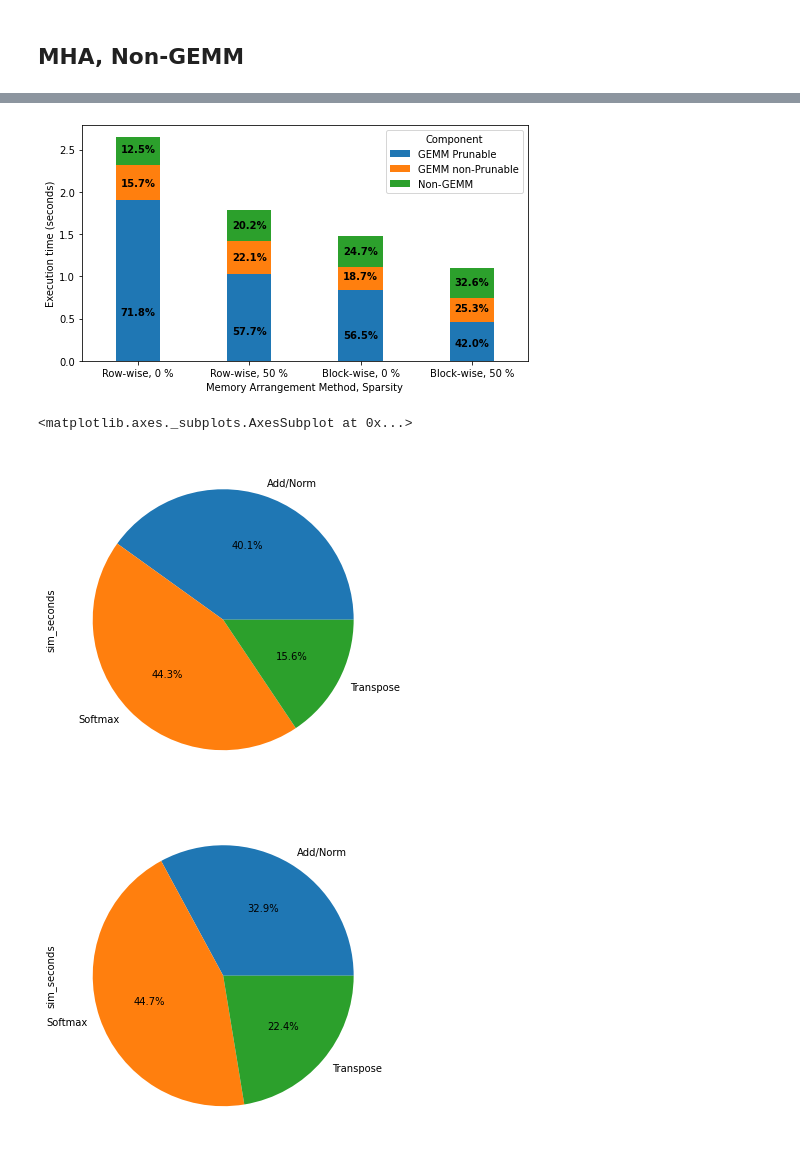
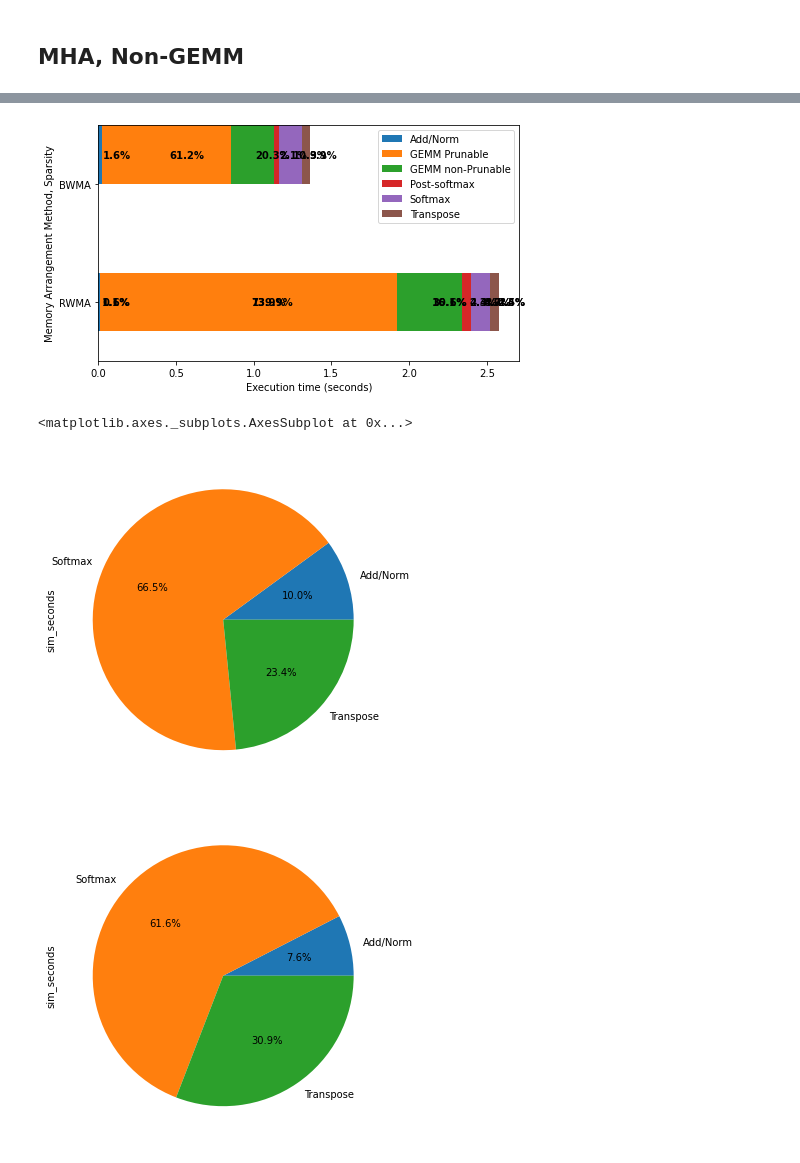
Before and after one commit to alirezaamir/TiC-SAT-stats-analysis, a Jupyter notebook: load_skip_analysis.ipynb, the cells around one changed output, grey strips where cells are left out. Saved outputs shown, nothing was run; the diff lists cells and outputs as text; code cells hidden in the pictures.

```diff
--- a/load_skip_analysis.ipynb
+++ b/load_skip_analysis.ipynb
@@ -124,7 +166,7 @@ MHA_layers = ["Query", "Key", "Value", "Transpose", "QKT", "Pre-Softmax", "Score
 df = pd.DataFrame()
 
 for filename in filenames.keys():
-    layers = [""] if "MHA" in filename else ["MHA", "FF"]
+    layers = [""] if "MHA" in filename else(["MHA", "Projection", "Add/Norm","FF"] if "no_pruning" in filename else ["MHA", "FF"])
     exp_list = []
     with open(filename, 'r') as kernel_file:
         lines = kernel_file.readlines()
@@ -729,9 +1159,9 @@ zf_df[zf_df['transformer_model'] == 'bert-base']
 MHA_df = df[df['layer'] == ""].copy()
 matching_rows = df[(df['layer'] == 'FF') &
                    (df['transformer_model'] == 'Bert-base') &
-                   (df['acceleration_method'].isin(['Block-wise', 'Row-wise'])) &
+                   (df['acceleration_method'].isin(['BWMA', 'RWMA'])) &
                    (df['architecture'] == 'SA16x16') &
-                   (df['sparsity'].isin([0, 50]))].copy()
+                   (df['sparsity'].isin([0]))].copy()
 MHA_df['head'] = MHA_df['model'].apply(lambda x: int(x.split(' ')[-2][1:]))
 MHA_df['component'] = MHA_df['model'].apply(lambda x: x.split(' ')[-1])
 
@@ -756,6 +1186,6 @@ MHA_df
 # %%
 MHA_df.loc[MHA_df['head'] != -1, 'sim_seconds'] *= 12
-MHA_df.loc[MHA_df['component'] == 'Add/Norm', 'sim_seconds'] *= 12
+MHA_df.loc[MHA_df['component'] == 'Add/Norm', 'sim_seconds'] *= 2
 MHA_df = MHA_df.groupby(['component', 'acceleration_method', 'sparsity'])['sim_seconds'].median().reset_index(name='sim_seconds')
 
 MHA_df = MHA_df[MHA_df['component'] != 'MHA']
@@ -817,19 +1253,18 @@ new_df
 fig, ax = plt.subplots(figsize=(7, 4))
 
 # Define the combinations of 'acceleration_method' and 'sparsity' values
-combinations = [('Row-wise', 0), ('Row-wise', 50), ('Block-wise', 0), ('Block-wise', 50)]
+combinations = [('RWMA', 0), ('BWMA', 0)]
 
 # Get the number of combinations
 num_combinations = len(combinations)
 
-# Set the width of each bar
-bar_width = 0.4
+# Set the height of each bar
+bar_height = 0.4
 
 # Calculate the position for each group of bars
-x_pos = np.arange(num_combinations)
+y_pos = np.arange(num_combinations)
 
 bars = []
-# Iterate over the combinations and plot the stacked bar plots
 for i, (acceleration_method, sparsity) in enumerate(combinations):
     # Filter the dataframe based on the current combination
     filtered_df = new_df[(new_df['acceleration_method'] == acceleration_method) & (new_df['sparsity'] == sparsity)]
@@ -840,71 +1275,68 @@ for i, (acceleration_method, sparsity) in enumerate(combinations):
     # Calculate the total sim_seconds for each combination
     total_sim_seconds = pivot_df.sum(axis=1).values[0]
 
-
-    # Calculate the current x position for the group of bars
-    current_x_pos = 0.5-i/bar_width
+    # Calculate the current y position for the group of bars
+    current_y_pos = 0.5 - i / bar_height
 
     # Plot the stacked bar plot
-    bar = pivot_df.plot(kind='bar', stacked=True, width=bar_width, ax=ax, position=0.5-i/bar_width, legend=False)
-
-    # bars.append(bar)
-    for container in bar.containers[-3:]:
-        # Get the height of each segment
-        segment_heights = [rect.get_height() for rect in container]
+    bar = pivot_df.plot(kind='barh', stacked=True, ax=ax, position=current_y_pos, legend=False)
+    bars.append(bar)
+    for container in bar.containers:
+        # Get the width of each segment
+        segment_widths = [rect.get_width() for rect in container]
 
         # Add the labels to the segments
         for j, rect in enumerate(container):
-            proportion = segment_heights[j] / total_sim_seconds
-            ax.annotate(f'{proportion:.1%}', xy=(rect.get_x() + rect.get_width() / 2, rect.get_y() + rect.get_height() / 4),
-                        xytext=(0, 3), textcoords='offset points', ha='center', va='bottom',
+            proportion = segment_widths[j] / total_sim_seconds
+            ax.annotate(f'{proportion:.1%}', xy=(rect.get_x() + rect.get_width() / 2, rect.get_y() + rect.get_height() / 2),
+                        xytext=(3, 0), textcoords='offset points', ha='left', va='center',
                         color='black', fontsize=10, fontweight='bold')
 
-
-# Set the x-axis labels and ticks
-ax.set_xticks(x_pos)
-ax.set_xticklabels([f"{comb[0]}, {comb[1]} %" for comb in combinations],  rotation=0)
-ax.set_xlim(-0.5,3.5)
-ax.set_xlabel('Memory Arrangement Method, Sparsity')
-ax.set_ylabel('Execution time (seconds)')
-# ax.set_title('Stacked Bar Plot')
+# Set the y-axis labels and ticks
+ax.set_yticks(y_pos)
+ax.set_yticklabels([f"{comb[0]}" for comb in combinations], rotation=0)
+ax.set_ylim(-0.5, 1.5)
+ax.set_xlabel('Execution time (seconds)')
+ax.set_ylabel('Memory Arrangement Method, Sparsity')
+# ax.set_title('Horizontal Stacked Bar Plot')
 
 # Combine the legends of all the bars into a single legend
-handles, labels = bar.get_legend_handles_labels()
-ax.legend(handles[:3], labels[:3], title='Component')
+handles, labels = bars[0].get_legend_handles_labels()
+ax.legend(handles[:6], labels[:6])
 
 # Adjust the layout
 plt.tight_layout()
 
 # Show the figure
-plt.savefig('././output/gemm_non_gemm.png', bbox_inches='tight', dpi=300)
+plt.savefig('./output/gemm_non_gemm.png', bbox_inches='tight', dpi=300)
 # %% [output]
-[figure, old version]
+[figure, new version]
 # %%
 non_gemm_df = MHA_df[(MHA_df['component'].isin(['Softmax', 'Transpose', 'Add/Norm'])) & (MHA_df['sparsity']==0)]
 # %%
 # Assuming your DataFrame is named 'non_gemm_df'
-# Filter the DataFrame for 'Block-wise' and 'Row-wise' acceleration methods
-blockwise_df = non_gemm_df[non_gemm_df['acceleration_method'] == 'Block-wise']
-rowwise_df = non_gemm_df[non_gemm_df['acceleration_method'] == 'Row-wise']
+# Filter the DataFrame for 'BWMA' and 'RWMA' acceleration methods
+blockwise_df = non_gemm_df[non_gemm_df['acceleration_method'] == 'BWMA']
+rowwise_df = non_gemm_df[non_gemm_df['acceleration_method'] == 'RWMA']
 
-# Create the pie chart for 'Block-wise' acceleration method
+# Create the pie chart for 'BWMA' acceleration method
 blockwise_pie = blockwise_df.groupby('component')['sim_seconds'].sum()
 blockwise_pie_normalized = blockwise_pie / blockwise_pie.sum()
 blockwise_pie_normalized.plot.pie(figsize=(6, 6), autopct='%1.1f%%')
 
-# Create the pie chart for 'Row-wise' acceleration method
+# Create the pie chart for 'RWMA' acceleration method
 plt.figure()
 rowwise_pie = rowwise_df.groupby('component')['sim_seconds'].sum()
 rowwise_pie_normalized = rowwise_pie / rowwise_pie.sum()
 rowwise_pie_normalized.plot.pie(figsize=(6, 6), autopct='%1.1f%%')
 # plt.figure(figsize=(6, 6))
 # plt.pie(rowwise_pie, labels=rowwise_pie.index, autopct='%1.1f%%')
-# plt.title("Row-wise - Component Distribution")
+# plt.title("RWMA - Component Distribution")
 # plt.show()
 # %% [output]
 <matplotlib.axes._subplots.AxesSubplot at 0x...>
-[figure, old version]
+[figure, new version]
-[figure, old version]
+[figure, new version]
 # %%
 import pandas as pd
 import matplotlib.pyplot as plt
```
Also changed, not shown: parts of 50 cells of this notebook, 1 other file.
